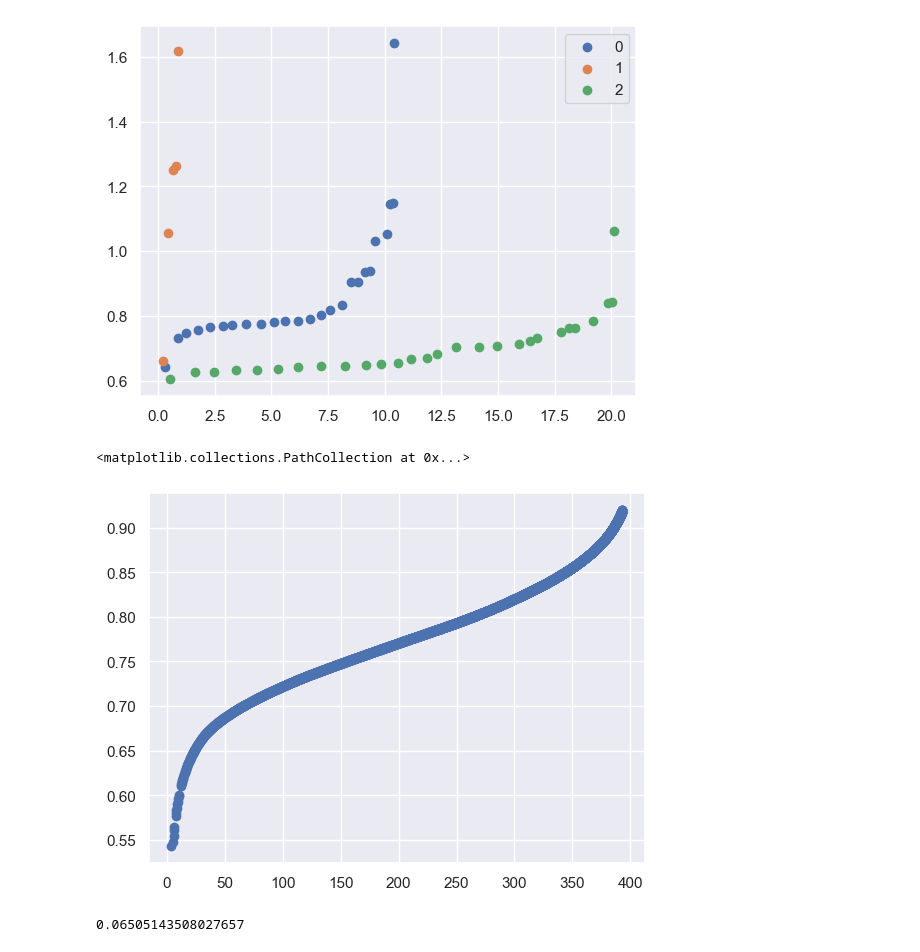
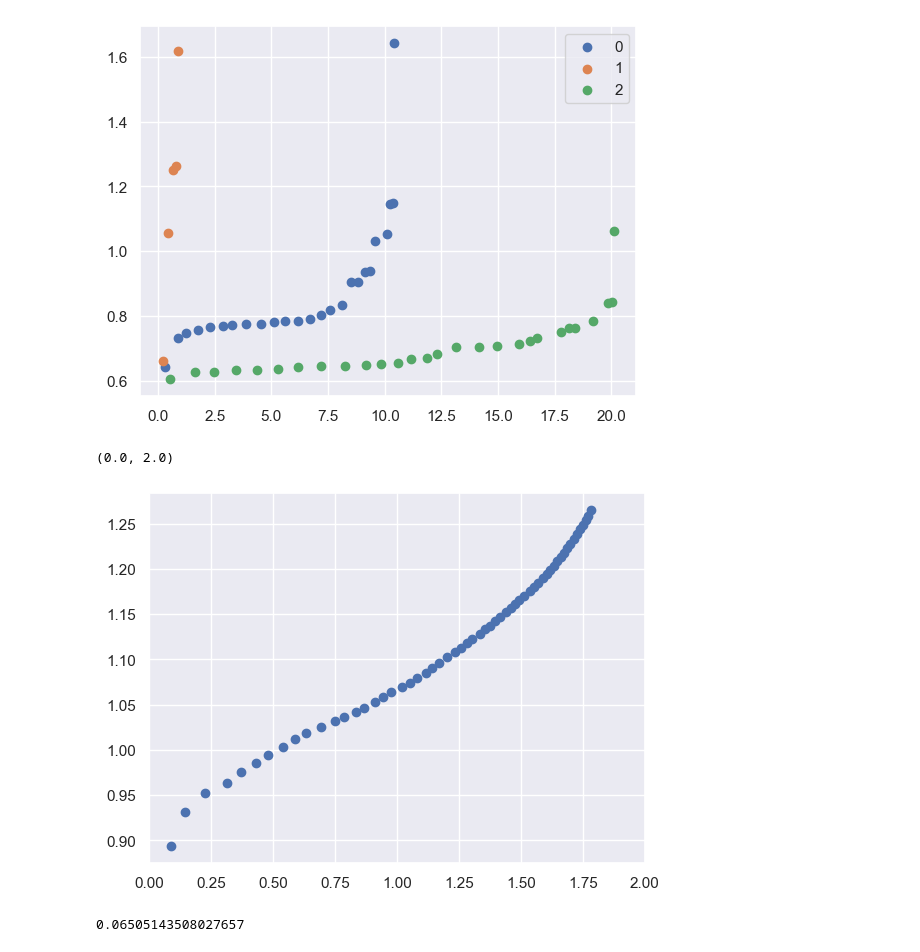
Before and after one commit to MuktaHardikar/WaterTAP3, a Jupyter notebook: watertap3/watertap3/bw_kmean_clustering_lcow.ipynb, the cells around one changed output. Saved outputs shown, nothing was run; the diff lists cells and outputs as text; code cells hidden in the pictures.

Commit message:
updated bw lcow functions

```diff
--- a/watertap3/watertap3/bw_kmean_clustering_lcow.ipynb
+++ b/watertap3/watertap3/bw_kmean_clustering_lcow.ipynb
@@ -464,27 +747,28 @@ ax.legend()
 <matplotlib.legend.Legend at 0x...>
 [figure]
 # %%
-bw_df_temp_sorted_1 = bw_df.sort_values('lcow')
+bw_df_temp_sorted_1 = bw_df[bw_df['state_alpha']=='WI'].sort_values('lcow')
 
 lcow = 0
 total_water = 0
 
 fig, ax = plt.subplots()
 
 # Calculating LCOW as a function of well yield without clustering
 flow = bw_df_temp_sorted_1['well_yield']*bw_df_temp_sorted_1['recovery']/100
 cum_flow = flow.cumsum()
 
 lcow_t = bw_df_temp_sorted_1['lcow'] + bw_df_temp_sorted_1['pipe_lcow']
 cost = lcow_t*flow
 cum_cost = cost.cumsum()
 
 avg_lcow = np.divide(cum_cost, cum_flow, out=np.zeros_like(cum_cost), where=cum_flow!=0)
 
 ax.scatter(cum_flow,avg_lcow)
+ax.set_xlim([0,2])
 # %% [output]
-<matplotlib.collections.PathCollection at 0x...>
+(0.0, 2.0)
-[figure, old version]
+[figure, new version]
 # %%
 wacc = 0.05
 plant_lifetime_yrs =30
```
Also changed, not shown: parts of 20 cells of this notebook, 3 other files.
